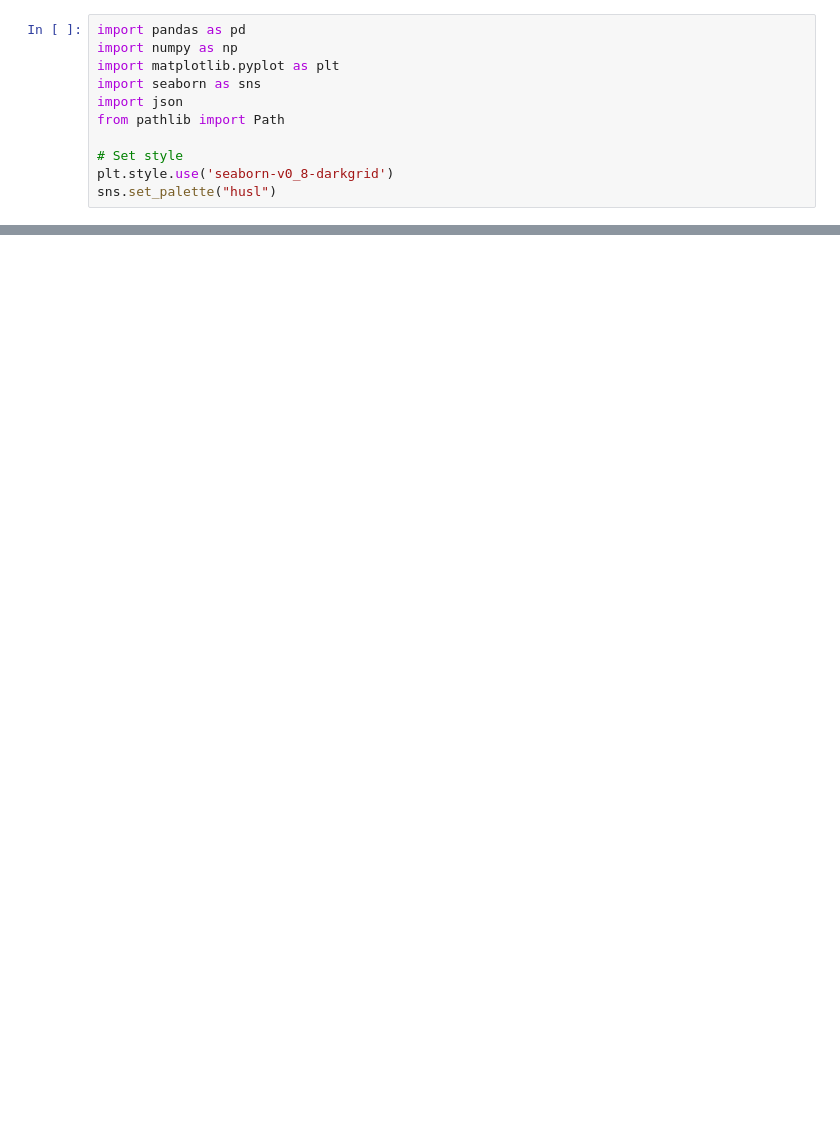
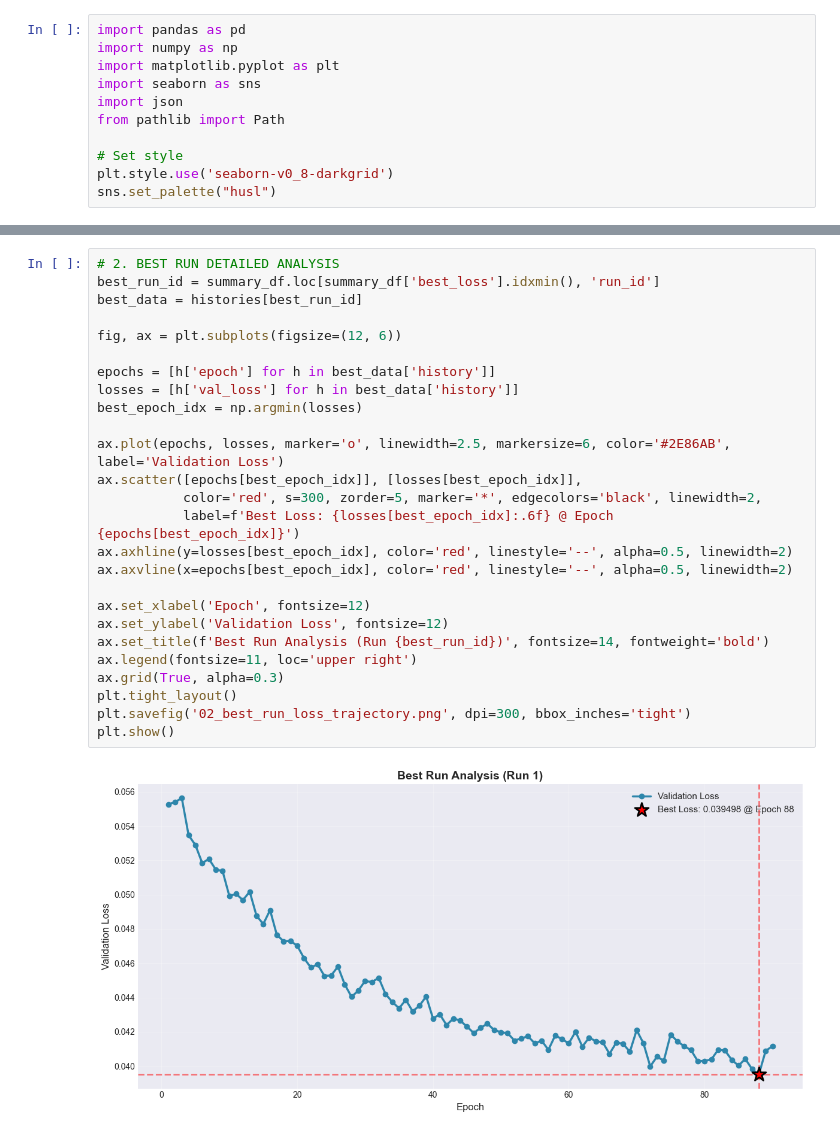
Before and after one commit to hvgupta/COMP4222_F25-26, a Jupyter notebook: report_graph.ipynb, the cells around one changed output, grey strips where cells are left out. Cells and saved outputs as stored; diff of their text form; blank space fills up the shorter version.

```diff
--- a/report_graph.ipynb
+++ b/report_graph.ipynb
@@ -396,0 +411,28 @@ print("  - convergence_analysis.png")
+# %%
+# 2. BEST RUN DETAILED ANALYSIS
+best_run_id = summary_df.loc[summary_df['best_loss'].idxmin(), 'run_id']
+best_data = histories[best_run_id]
+
+fig, ax = plt.subplots(figsize=(12, 6))
+
+epochs = [h['epoch'] for h in best_data['history']]
+losses = [h['val_loss'] for h in best_data['history']]
+best_epoch_idx = np.argmin(losses)
+
+ax.plot(epochs, losses, marker='o', linewidth=2.5, markersize=6, color='#2E86AB', label='Validation Loss')
+ax.scatter([epochs[best_epoch_idx]], [losses[best_epoch_idx]],
+           color='red', s=300, zorder=5, marker='*', edgecolors='black', linewidth=2,
+           label=f'Best Loss: {losses[best_epoch_idx]:.6f} @ Epoch {epochs[best_epoch_idx]}')
+ax.axhline(y=losses[best_epoch_idx], color='red', linestyle='--', alpha=0.5, linewidth=2)
+ax.axvline(x=epochs[best_epoch_idx], color='red', linestyle='--', alpha=0.5, linewidth=2)
+
+ax.set_xlabel('Epoch', fontsize=12)
+ax.set_ylabel('Validation Loss', fontsize=12)
+ax.set_title(f'Best Run Analysis (Run {best_run_id})', fontsize=14, fontweight='bold')
+ax.legend(fontsize=11, loc='upper right')
+ax.grid(True, alpha=0.3)
+plt.tight_layout()
+plt.savefig('02_best_run_loss_trajectory.png', dpi=300, bbox_inches='tight')
+plt.show()
+# %% [output]
+[figure, added]
```
Also changed, not shown: parts of 16 cells of this notebook, 8 other files.
